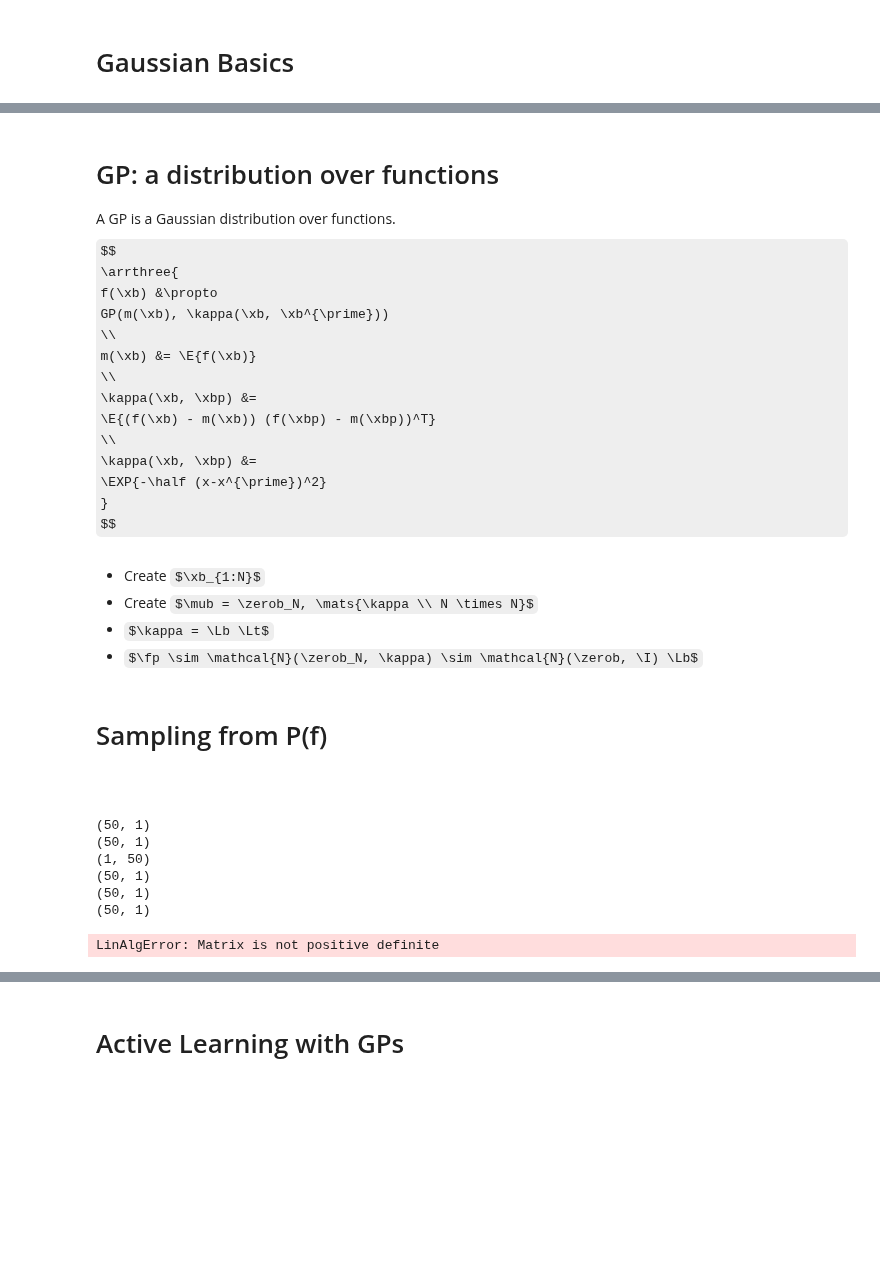
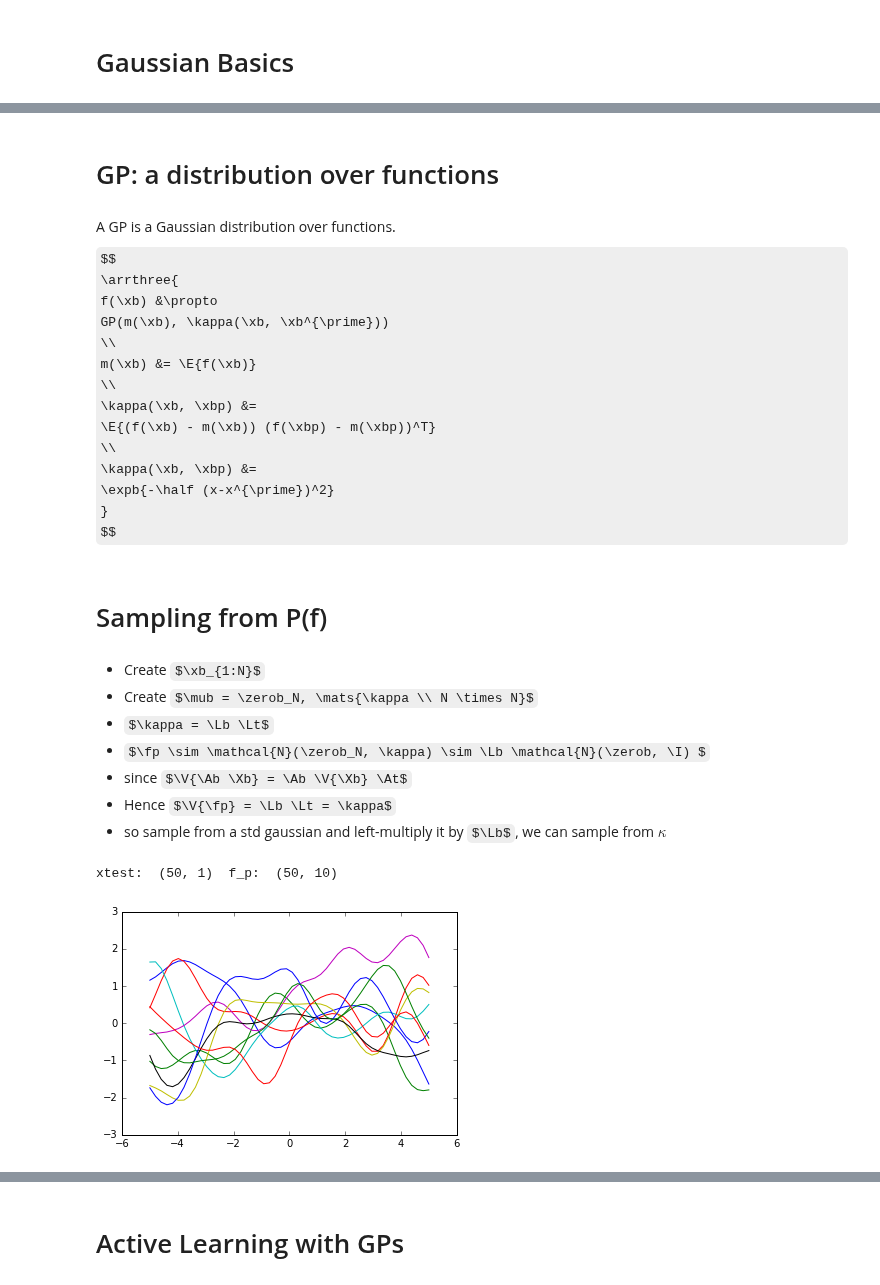
Before and after one commit to john-von-seneca/ml-and-what-not, a Jupyter notebook: nando-de-freitas-UBC-2013/6-gaussian-process.ipynb, the cells around one changed output, grey strips where cells are left out. Drawn from its saved outputs; the diff is of its cells as text; code cells hidden in the pictures; some formulas as TeX source; blank space fills up the shorter version.

````diff
--- a/nando-de-freitas-UBC-2013/6-gaussian-process.ipynb
+++ b/nando-de-freitas-UBC-2013/6-gaussian-process.ipynb
@@ -237,7 +335,6 @@ Given $\D = \left\{ (\xb_1,f_1), (\xb_2,f_2), (\xb_3,f_3) \right\}$ and $\xb_*$,
+# %% [markdown]
+# GP: a distribution over functions
 # %% [markdown]
-GP: a distribution over functions
-=================================
-
 A GP is a Gaussian distribution over functions.
 $$
 \arrthree{
@@ -250,54 +347,45 @@ m(\xb) &= \E{f(\xb)}
 \E{(f(\xb) - m(\xb)) (f(\xbp) - m(\xbp))^T}
 \\
 \kappa(\xb, \xbp) &=
-\EXP{-\half (x-x^{\prime})^2}
+\expb{-\half (x-x^{\prime})^2}
 }
 $$
+# %% [markdown]
+# Sampling from P(f)
 # %% [markdown]
 * Create $\xb_{1:N}$
 * Create $\mub = \zerob_N, \mats{\kappa \\ N \times N}$
 * $\kappa = \Lb \Lt$
-* $\fp \sim \mathcal{N}(\zerob_N, \kappa) \sim \mathcal{N}(\zerob, \I) \Lb$
+* $\fp \sim \mathcal{N}(\zerob_N, \kappa) \sim \Lb \mathcal{N}(\zerob, \I) $
+* since $\V{\Ab \Xb} = \Ab \V{\Xb} \At$
+* Hence $\V{\fp} = \Lb \Lt = \kappa$
+* so sample from a std gaussian and left-multiply it by $\Lb$, we can sample from $\kappa$
-# %% [markdown]
-Sampling from P(f)
-==================
-
-```Python
-```
 # %%
 from __future__ import division
-import numpy as np
-import matplotlib.pyplot as pl
 
 def kernel(a,b):
     """ GP squared exponential kernel """
-    sqdist =  np.sum(a**2, 1).reshape(-1,1)
-    print(np.shape(b))
-    print(np.shape(b.T))
-    print(np.shape(a))
-    sqdist += np.sum(b**2, 1).reshape(-1,1)
-    sqdist -= 2 * np.dot(a.T, b)
-    print(np.shape(sqdist))
+    # t1: (n,1) t2: (1,n) t3: (n,n)
+    # t1 + t2 => (n, n) with sum of pairs like a grid
+    sqdist = a**2 + b.T**2 - 2. * a @ b.T
     return np.exp(-.5 * sqdist)
 
 #number of test points
 n=50
 # test points
 Xtest = np.linspace(-5, 5, n).reshape(-1, 1)
-print(Xtest.shape)
 # kernel at test points
 K_ = kernel(Xtest, Xtest)
-print(np.shape(K_))
 
 # draw samples from the prior at our test points
 # $K = L L^T$
 L = np.linalg.cholesky(K_ + 1e-6*np.eye(n))
-f_prior = np.dot(L, np.random)
+n_curves = 10
+f_prior = np.dot(L, np.random.normal(size=(n,n_curves)))
+print('xtest: ', Xtest.shape, ' f_p: ',f_prior.shape)
+
+plt.plot(Xtest, f_prior)
+plt.show()
 # %% [output]
-(50, 1)
-(50, 1)
-(1, 50)
-(50, 1)
-(50, 1)
-(50, 1)
+xtest:  (50, 1)  f_p:  (50, 10)
-LinAlgError: Matrix is not positive definite
+[figure, added]
````
Also changed, not shown: parts of 22 cells of this notebook, 2 other files.
